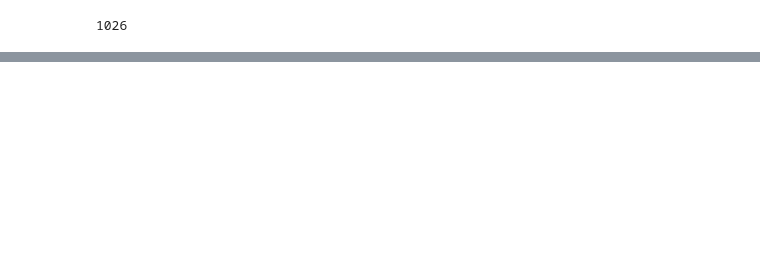
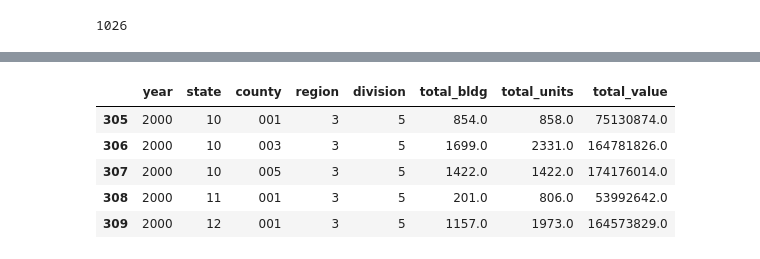
Before and after one commit to justincohler/evictions-learn, a Jupyter notebook: src/data/Gathering and Cleaning Census Data .ipynb, the cells around one changed output, grey strips where cells are left out. Saved outputs shown, nothing was run; the diff lists cells and outputs as text; code cells hidden in the pictures; blank space fills up the shorter version.

```diff
--- a/src/data/Gathering and Cleaning Census Data .ipynb
+++ b/src/data/Gathering and Cleaning Census Data .ipynb
@@ -47,0 +129,12 @@ acs_results.status_code
+# %%
+cols = ['bldg_1', 'units_1', 'value_1', 'bldg_2', 'units_2', 'value_2', 'bldg_3', 'units_3', 'value_3-4',
+       'bldg_5', 'units_5', 'value_5']
+
+permits[cols] = permits[cols].apply(pd.to_numeric, errors='coerce')
+
+
+permits['total_bldg'] = permits['bldg_1'] + permits['bldg_2'] + permits['bldg_3'] + permits['bldg_5']
+permits['total_units'] = permits['units_1'] + permits['units_2'] + permits['units_3'] + permits['units_5']
+permits['total_value'] = permits['value_1'] + permits['value_2'] + permits['value_3-4'] + permits['value_5']
+# %%
+permits_div = permits[(permits['division'] == '3') | (permits['division'] == '5')]
@@ -47,0 +161,11 @@ acs_results.status_code
+# %%
+permits_total = permits_div[['year', 'state', 'county', 'region', 'division', 'total_bldg', 'total_units', 'total_value']]
+# %%
+permits_total.head()
+# %% [output]
+|  | year | state | county | region | division | total_bldg | total_units | total_value |
+| 305 | 2000 | 10 | 001 | 3 | 5 | 854.0 | 858.0 | 75130874.0 |
+| 306 | 2000 | 10 | 003 | 3 | 5 | 1699.0 | 2331.0 | 164781826.0 |
+| 307 | 2000 | 10 | 005 | 3 | 5 | 1422.0 | 1422.0 | 174176014.0 |
+| 308 | 2000 | 11 | 001 | 3 | 5 | 201.0 | 806.0 | 53992642.0 |
+| 309 | 2000 | 12 | 001 | 3 | 5 | 1157.0 | 1973.0 | 164573829.0 |
```
Also changed, not shown: parts of 18 cells of this notebook, 4 other files.
